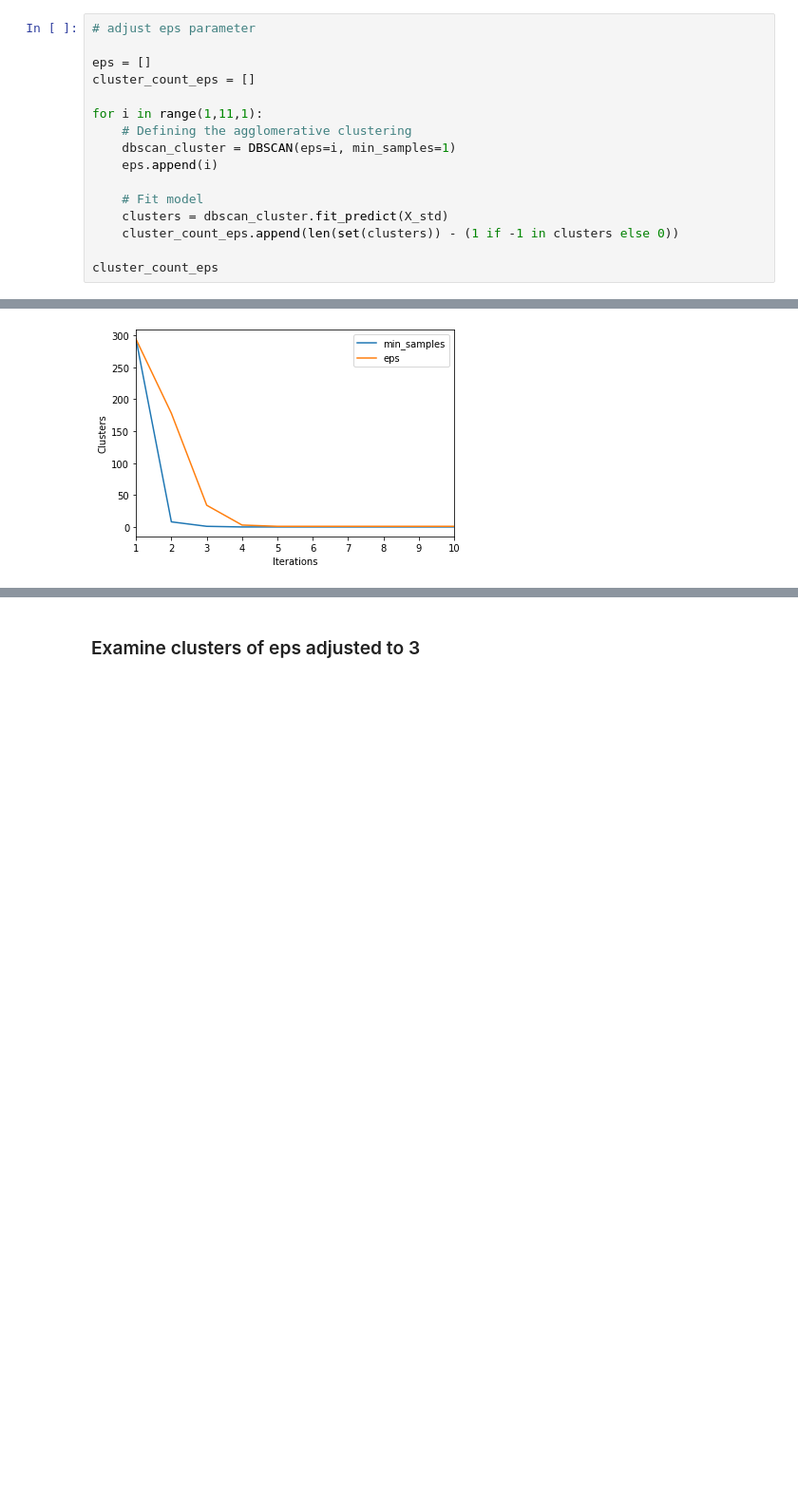
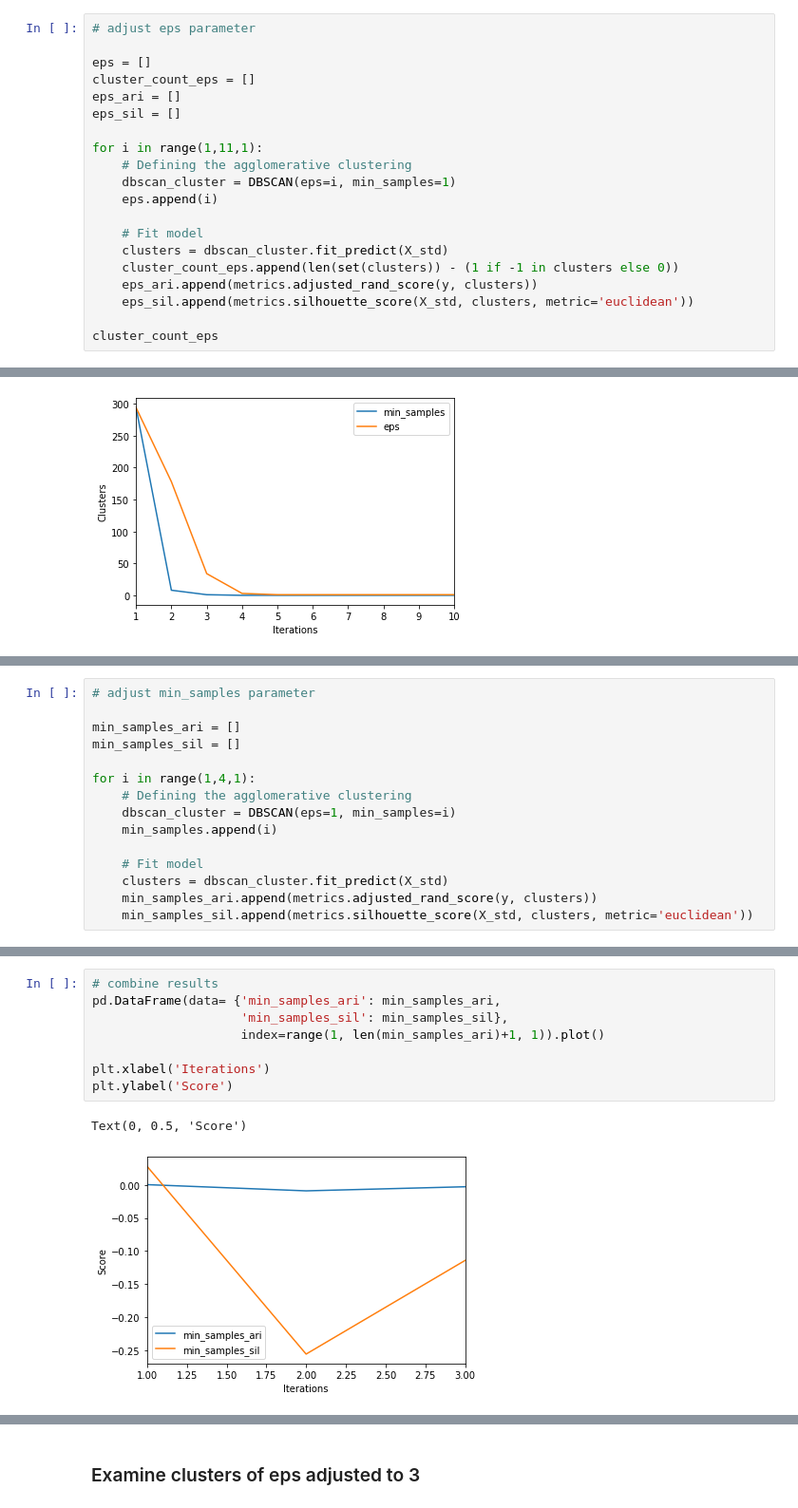
Before and after one commit to mrkjhsn/Thinkful-Exercises, a Jupyter notebook: DBSCAN_clustering.ipynb, the cells around one changed output, grey strips where cells are left out. Shown: that part at 95% size. Saved outputs shown, nothing was run; the diff lists cells and outputs as text; blank space fills up the shorter version.

```diff
--- a/DBSCAN_clustering.ipynb
+++ b/DBSCAN_clustering.ipynb
@@ -93,6 +93,8 @@ As min_samples increases cluster count decreases.
 
 eps = []
 cluster_count_eps = []
+eps_ari = []
+eps_sil = []
 
 for i in range(1,11,1):
     # Defining the agglomerative clustering
@@ -102,6 +104,8 @@ for i in range(1,11,1):
     # Fit model
     clusters = dbscan_cluster.fit_predict(X_std)
     cluster_count_eps.append(len(set(clusters)) - (1 if -1 in clusters else 0))
+    eps_ari.append(metrics.adjusted_rand_score(y, clusters))
+    eps_sil.append(metrics.silhouette_score(X_std, clusters, metric='euclidean'))
 
 cluster_count_eps
 # %% [output]
@@ -136,0 +143,15 @@ Text(0, 0.5, 'Clusters')
+# %%
+# adjust min_samples parameter
+
+min_samples_ari = []
+min_samples_sil = []
+
+for i in range(1,4,1):
+    # Defining the agglomerative clustering
+    dbscan_cluster = DBSCAN(eps=1, min_samples=i)
+    min_samples.append(i)
+
+    # Fit model
+    clusters = dbscan_cluster.fit_predict(X_std)
+    min_samples_ari.append(metrics.adjusted_rand_score(y, clusters))
+    min_samples_sil.append(metrics.silhouette_score(X_std, clusters, metric='euclidean'))
@@ -136,0 +173,11 @@ Text(0, 0.5, 'Clusters')
+# %%
+# combine results
+pd.DataFrame(data= {'min_samples_ari': min_samples_ari,
+                    'min_samples_sil': min_samples_sil},
+                    index=range(1, len(min_samples_ari)+1, 1)).plot()
+
+plt.xlabel('Iterations')
+plt.ylabel('Score')
+# %% [output]
+Text(0, 0.5, 'Score')
+[figure, added]
```
Also changed, not shown: parts of 5 cells of this notebook.
